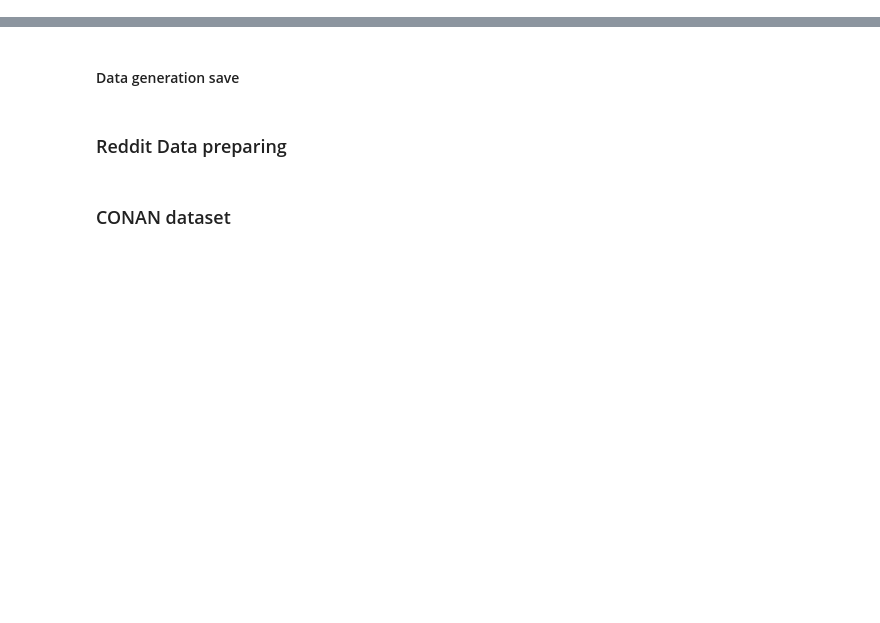
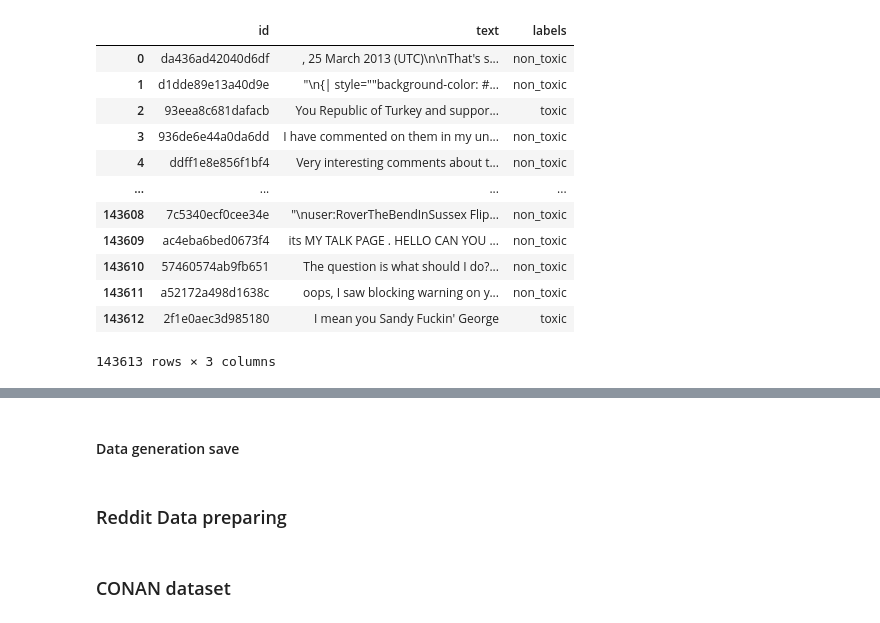
Before and after one commit to hate-alert/CounterGEDI, a Jupyter notebook: Create_training_data.ipynb, the cells around one changed output, grey strips where cells are left out. Saved outputs shown, nothing was run; the diff lists cells and outputs as text; code cells hidden in the pictures; blank space fills up the shorter version.

```diff
--- a/Create_training_data.ipynb
+++ b/Create_training_data.ipynb
@@ -5,6 +5,22 @@ from sklearn.model_selection import train_test_split
 ### Informativeness
 # %%
 df=pd.read_csv('../HULK/Counterspeech/Datasets/Toxicity/train.csv')
+# %%
+df
+# %% [output]
+|  | id | text | labels |
+| 0 | da436ad42040d6df | , 25 March 2013 (UTC)\n\nThat's s... | non_toxic |
+| 1 | d1dde89e13a40d9e | "\n{| style=""background-color: #... | non_toxic |
+| 2 | 93eea8c681dafacb | You Republic of Turkey and suppor... | toxic |
+| 3 | 936de6e44a0da6dd | I have commented on them in my un... | non_toxic |
+| 4 | ddff1e8e856f1bf4 | Very interesting comments about t... | non_toxic |
+| ... | ... | ... | ... |
+| 143608 | 7c5340ecf0cee34e | "\nuser:RoverTheBendInSussex Flip... | non_toxic |
+| 143609 | ac4eba6bed0673f4 | its MY TALK PAGE . HELLO CAN YOU ... | non_toxic |
+| 143610 | 57460574ab9fb651 | The question is what should I do?... | non_toxic |
+| 143611 | a52172a498d1638c | oops, I saw blocking warning on y... | non_toxic |
+| 143612 | 2f1e0aec3d985180 | I mean you Sandy Fuckin' George | toxic |
+143613 rows × 3 columns
 # %%
 df_test_labels=pd.read_csv('../HULK/Counterspeech/Datasets/Toxicity/test_labels.csv')
 df_test=pd.read_csv('../HULK/Counterspeech/Datasets/Toxicity/test.csv')
```
Also changed, not shown: parts of 13 cells of this notebook, 7 other files.
